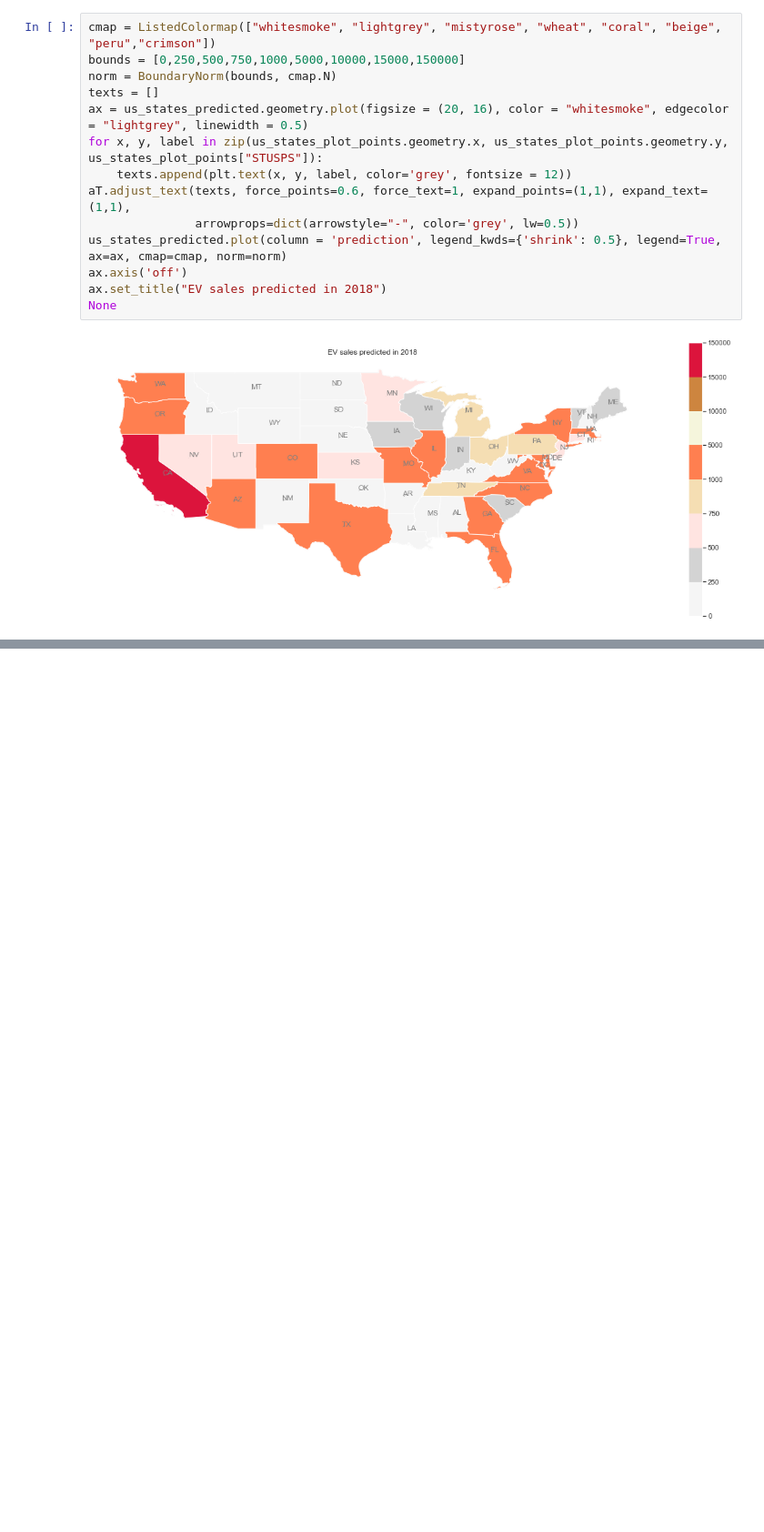
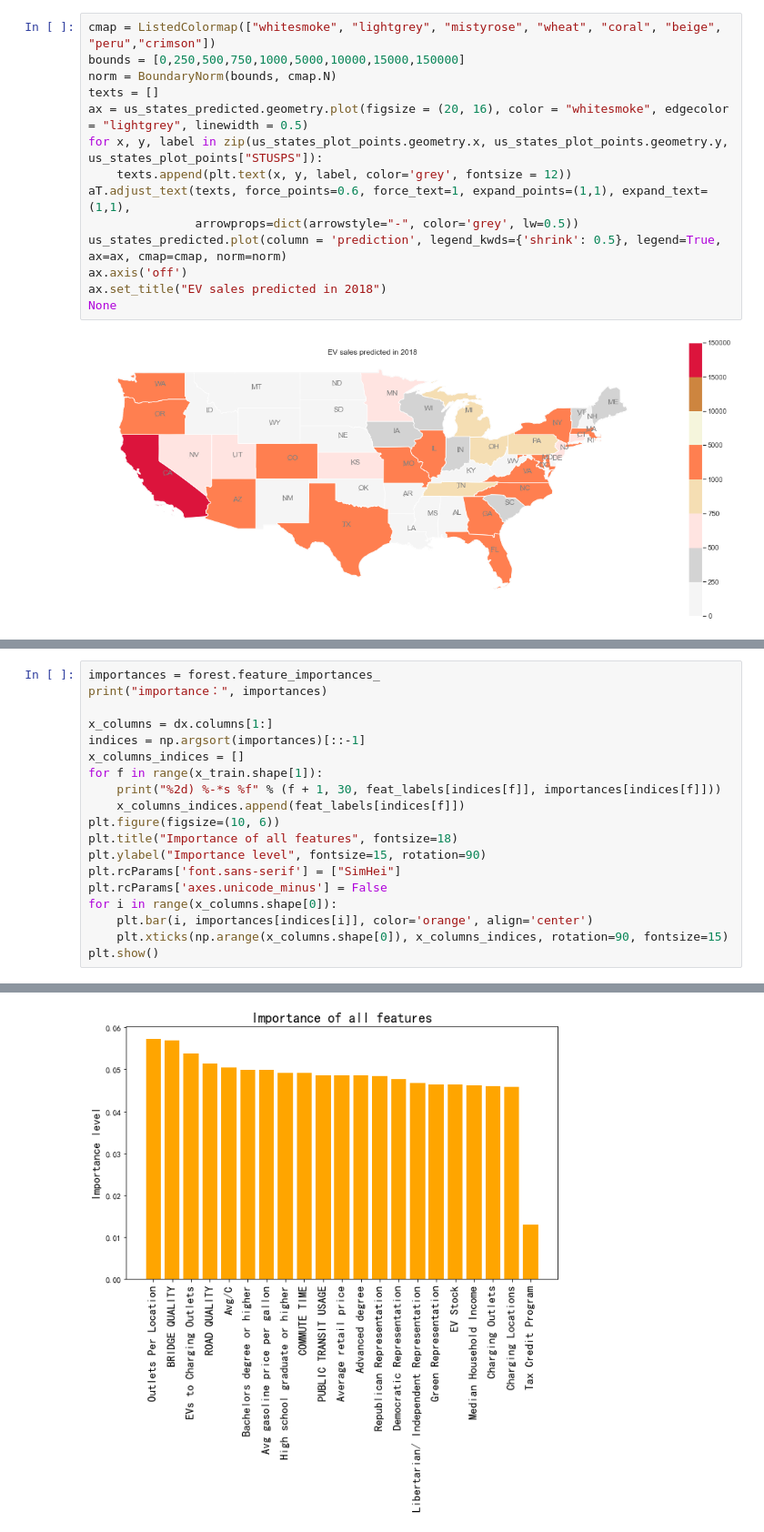
Before and after one commit to Disguiser23/ECE143-project-group11, a Jupyter notebook: main.ipynb, the cells around one changed output, grey strips where cells are left out. Shown at 91% size. Cells and saved outputs as stored; diff of their text form; blank space fills up the shorter version.

```diff
--- a/main.ipynb
+++ b/main.ipynb
@@ -840,0 +873,20 @@ None
+# %%
+importances = forest.feature_importances_
+print("importance：", importances)
+
+x_columns = dx.columns[1:]
+indices = np.argsort(importances)[::-1]
+x_columns_indices = []
+for f in range(x_train.shape[1]):
+    print("%2d) %-*s %f" % (f + 1, 30, feat_labels[indices[f]], importances[indices[f]]))
+    x_columns_indices.append(feat_labels[indices[f]])
+plt.figure(figsize=(10, 6))
+plt.title("Importance of all features", fontsize=18)
+plt.ylabel("Importance level", fontsize=15, rotation=90)
+plt.rcParams['font.sans-serif'] = ["SimHei"]
+plt.rcParams['axes.unicode_minus'] = False
+for i in range(x_columns.shape[0]):
+    plt.bar(i, importances[indices[i]], color='orange', align='center')
+    plt.xticks(np.arange(x_columns.shape[0]), x_columns_indices, rotation=90, fontsize=15)
+plt.show()
+# %% [output]
@@ -840,0 +910 @@ None
+[figure, added]
```
Also changed, not shown: parts of 2 cells of this notebook.
